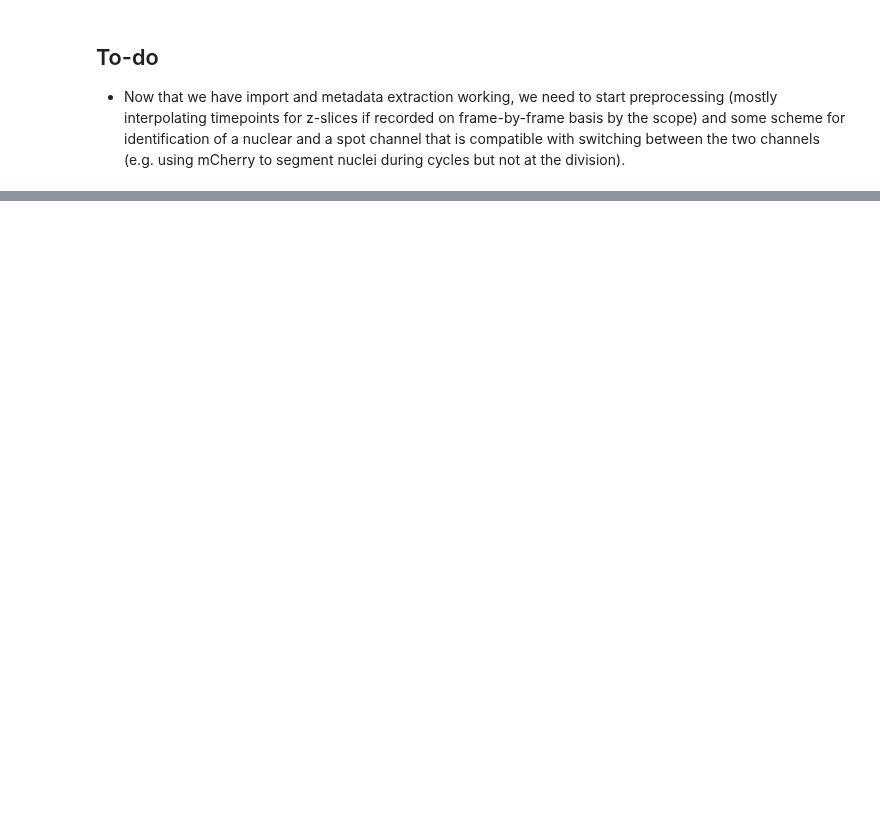
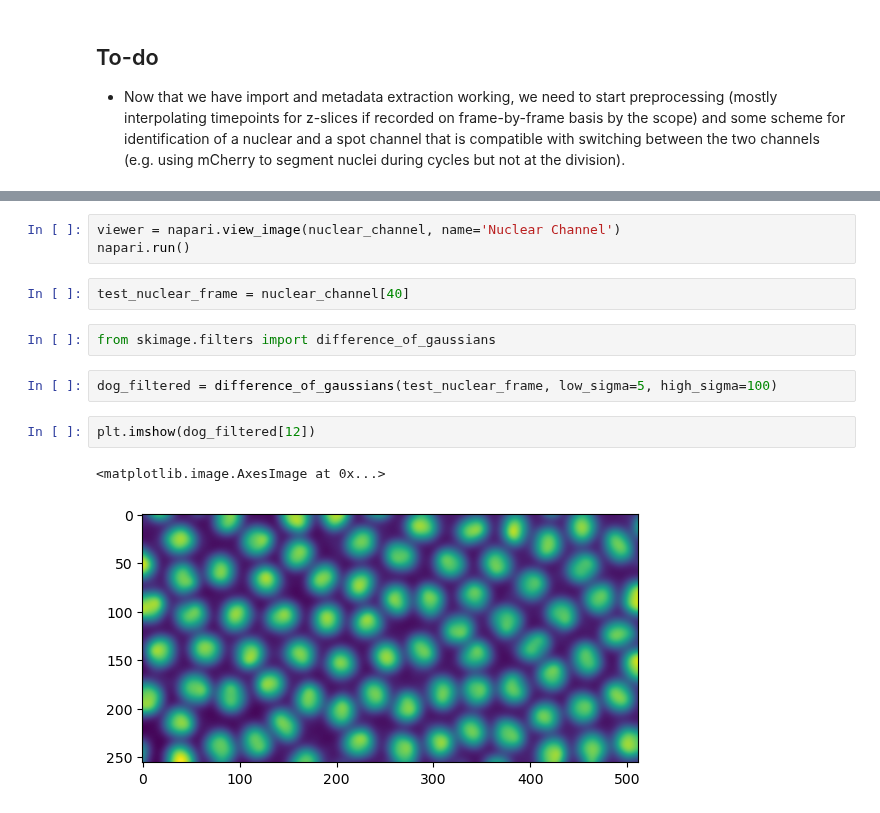
Before and after one commit to GarciaLab/transcription_pipeline, a Jupyter notebook: test.ipynb, the cells around one changed output, grey strips where cells are left out. Saved outputs shown, nothing was run; the diff lists cells and outputs as text; blank space fills up the shorter version.

```diff
--- a/test.ipynb
+++ b/test.ipynb
@@ -13,0 +29,14 @@ export_test = im.import_save_dataset(name_folder, trim_series)
+# %%
+viewer = napari.view_image(nuclear_channel, name='Nuclear Channel')
+napari.run()
+# %%
+test_nuclear_frame = nuclear_channel[40]
+# %%
+from skimage.filters import difference_of_gaussians
+# %%
+dog_filtered = difference_of_gaussians(test_nuclear_frame, low_sigma=5, high_sigma=100)
+# %%
+plt.imshow(dog_filtered[12])
+# %% [output]
+<matplotlib.image.AxesImage at 0x...>
+[figure, added]
```
Also changed, not shown: parts of 8 cells of this notebook, 2 other files.
